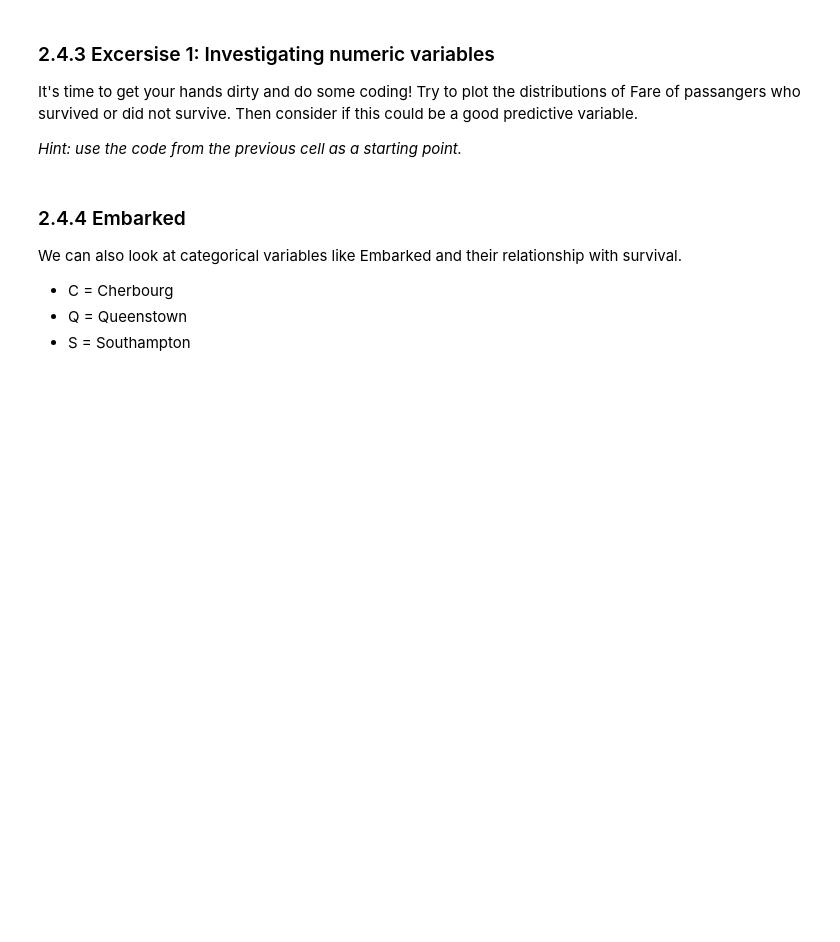
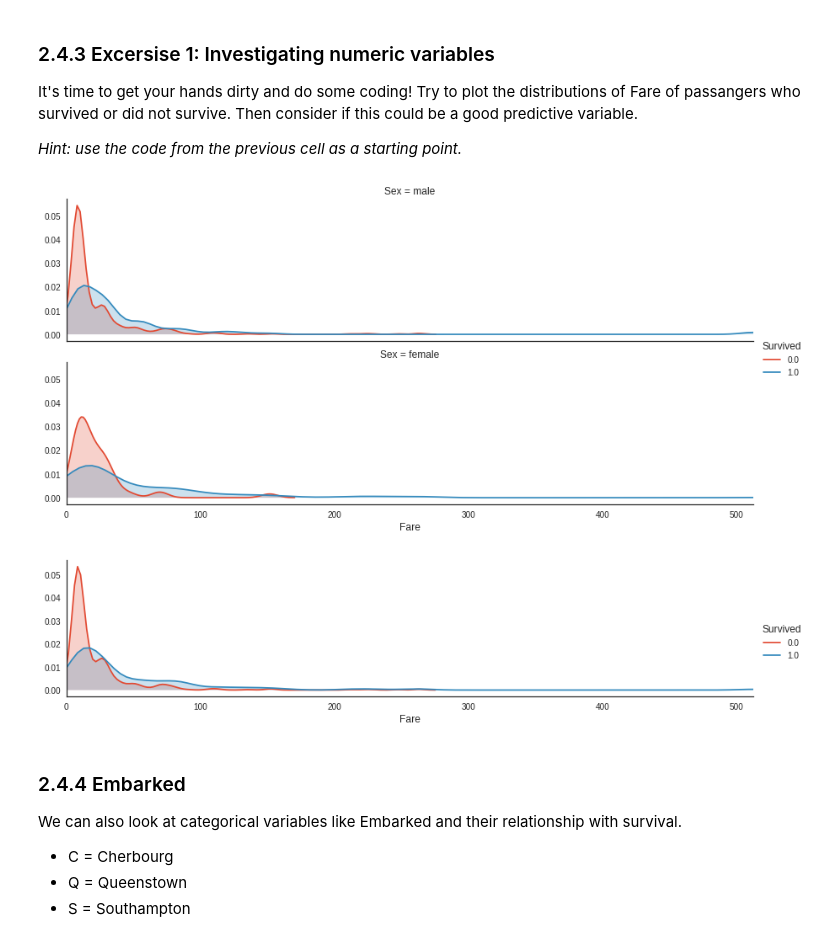
Before and after one commit to ShichengChen/kaggle, a Jupyter notebook: Titanic/Helge Bjorland & Stian Eide.ipynb, the cells around one changed output. Cells and saved outputs as stored; diff of their text form; code cells hidden in the pictures; blank space fills up the shorter version.

```diff
--- a/Titanic/Helge Bjorland & Stian Eide.ipynb
+++ b/Titanic/Helge Bjorland & Stian Eide.ipynb
@@ -285,0 +289,11 @@ plot_distribution( titanic , var = 'Age' , target = 'Survived' , row = 'Sex' )
+# %%
+def plot_distribution( df , var , target , **kwargs ):
+    row = kwargs.get( 'row' , None )
+    col = kwargs.get( 'col' , None )
+    facet = sns.FacetGrid( df , hue=target , aspect=4 , row = row , col = col )
+    #Fit and plot a univariate or bivariate kernel density estimate.
+    facet.map( sns.kdeplot , var , shade= True )
+    facet.set( xlim=( 0 , df[ var ].max() ) )
+    facet.add_legend()
+# Plot distributions of Age of passangers who survived or did not survive
+plot_distribution( titanic , var = 'Age' , target = 'Survived' , row = 'Sex' )
@@ -298,3 +311,19 @@ It's time to get your hands dirty and do some coding! Try to plot the distributi
+# %%
+# Excersise 1
+# Plot distributions of Fare of passangers who survived or did not survive
+def plot_distribution( df , var , target , **kwargs ):
+    row = kwargs.get( 'row' , None )
+    col = kwargs.get( 'col' , None )
+    facet = sns.FacetGrid( df , hue=target , aspect=4 , row = row , col = col )
+    #Fit and plot a univariate or bivariate kernel density estimate.
+    facet.map( sns.kdeplot , var , shade= True )
+    facet.set( xlim=( 0 , df[ var ].max() ) )
+    facet.add_legend()
+plot_distribution( titanic , var = 'Fare' , target = 'Survived' , row = 'Sex' )
+plot_distribution( titanic , var = 'Fare' , target = 'Survived')
+# %% [output]
+[figure, added]
+[figure, added]
 # %% [markdown]
 ### 2.4.4 Embarked
 We can also look at categorical variables like Embarked and their relationship with survival.
```
Also changed, not shown: parts of 15 cells of this notebook.
